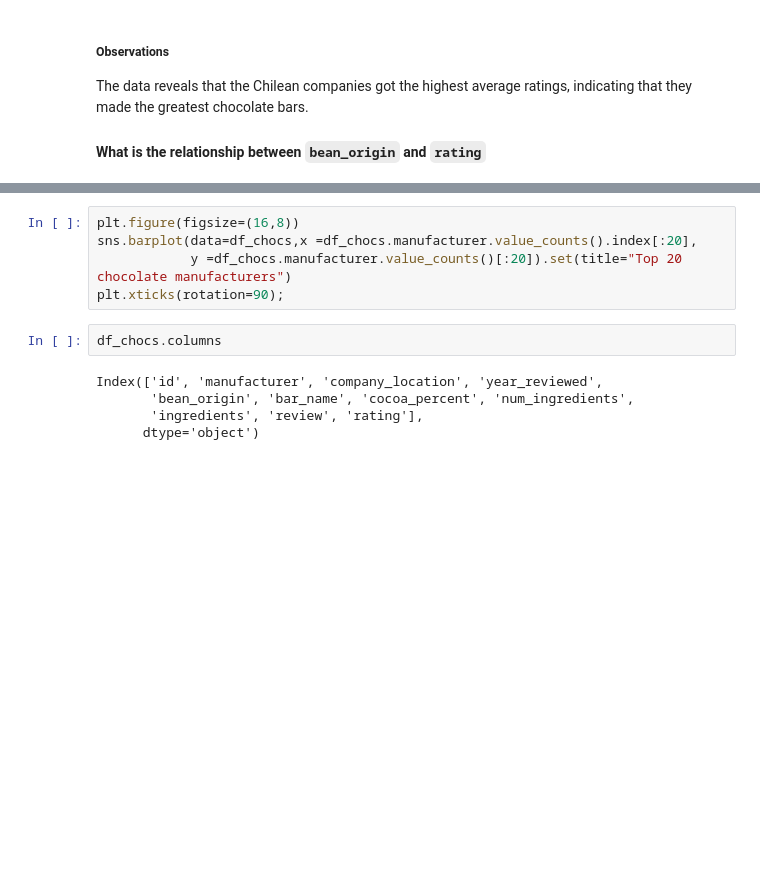
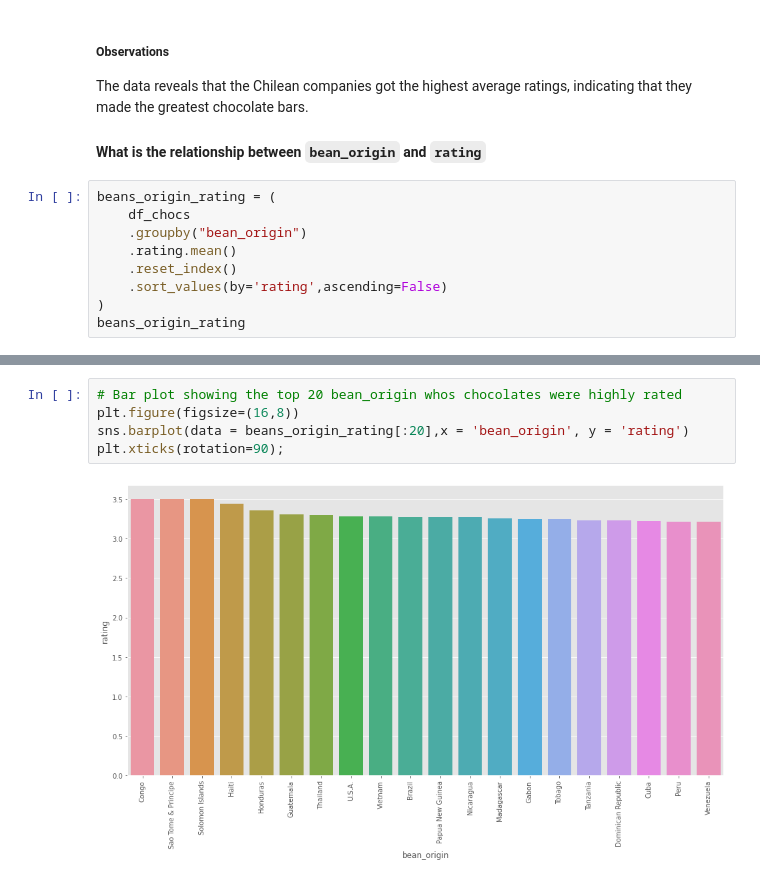
Before and after one commit to janejeshen/Best-chocolate-bars, a Jupyter notebook: Chocolate analysis.ipynb, the cells around one changed output, grey strips where cells are left out. Saved outputs shown, nothing was run; the diff lists cells and outputs as text; blank space fills up the shorter version.

```diff
--- a/Chocolate analysis.ipynb
+++ b/Chocolate analysis.ipynb
@@ -588,3 +587,12 @@ plt.xticks(rotation=90);
 The data reveals that the Chilean companies got the highest average ratings, indicating that they made the greatest chocolate bars.
 
 #### What is the relationship between `bean_origin` and `rating`
+# %%
+beans_origin_rating = (
+    df_chocs
+    .groupby("bean_origin")
+    .rating.mean()
+    .reset_index()
+    .sort_values(by='rating',ascending=False)
+)
+beans_origin_rating
@@ -591,12 +617,7 @@ The data reveals that the Chilean companies got the highest average ratings, ind
 # %%
+# Bar plot showing the top 20 bean_origin whos chocolates were highly rated
 plt.figure(figsize=(16,8))
-sns.barplot(data=df_chocs,x =df_chocs.manufacturer.value_counts().index[:20],
-            y =df_chocs.manufacturer.value_counts()[:20]).set(title="Top 20 chocolate manufacturers")
+sns.barplot(data = beans_origin_rating[:20],x = 'bean_origin', y = 'rating')
 plt.xticks(rotation=90);
+# %% [output]
+[figure, added]
-# %%
-df_chocs.columns
-# %% [output]
-Index(['id', 'manufacturer', 'company_location', 'year_reviewed',
-       'bean_origin', 'bar_name', 'cocoa_percent', 'num_ingredients',
-       'ingredients', 'review', 'rating'],
-      dtype='object')
```
Also changed, not shown: parts of 19 cells of this notebook.
